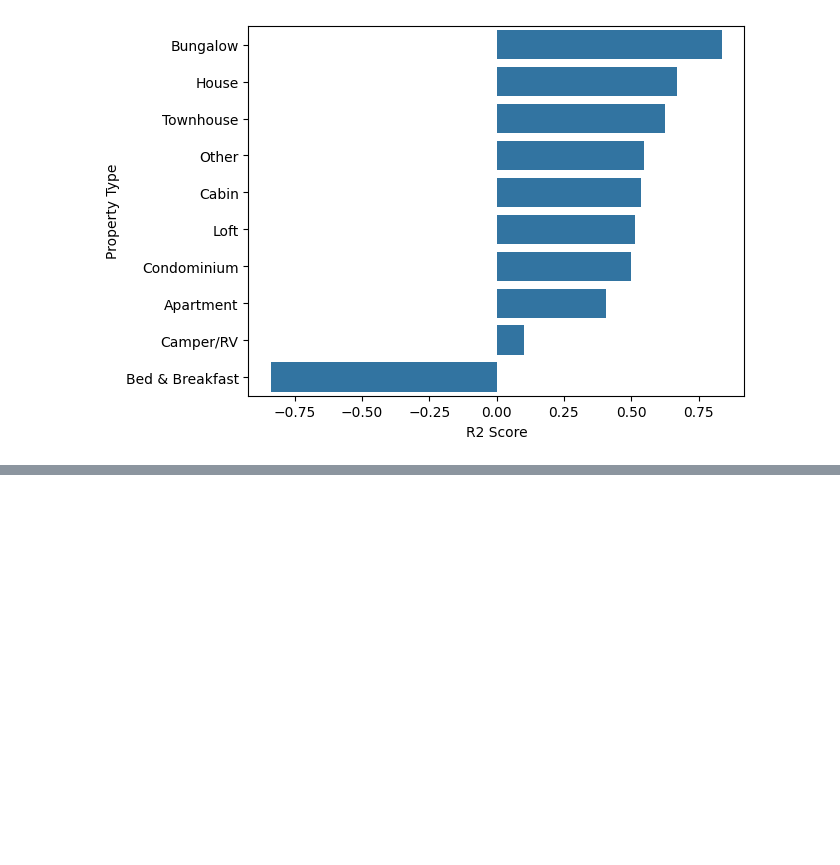
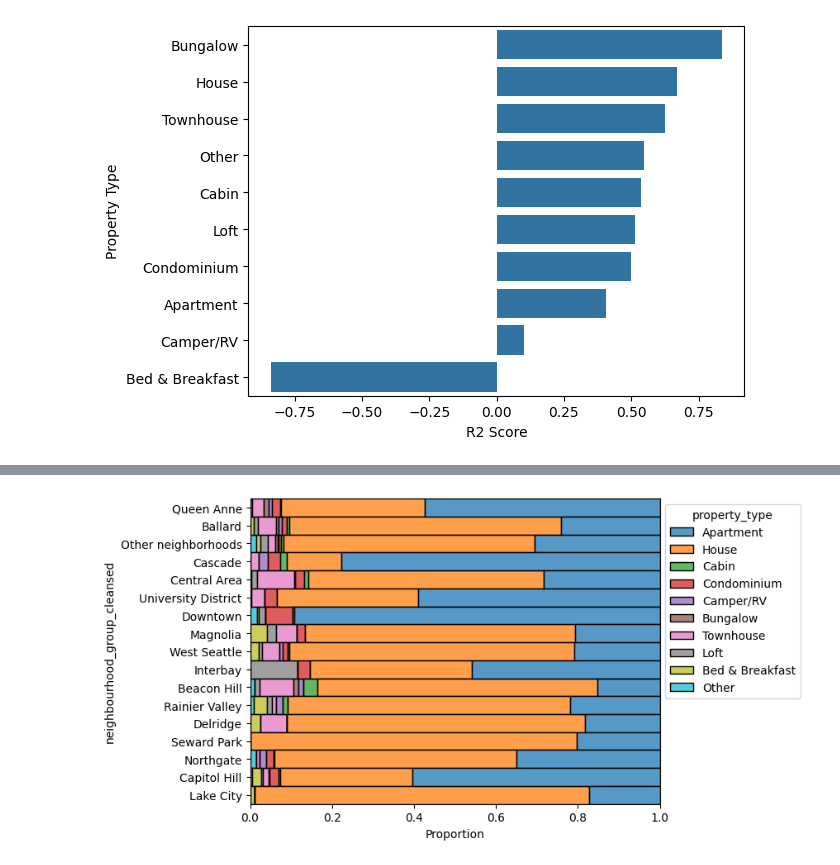
Before and after one commit to AayushSo/AirBnB-prelim-analysis, a Jupyter notebook: medium_airbnb.ipynb, the cells around one changed output, grey strips where cells are left out. Drawn from its saved outputs; the diff is of its cells as text; code cells hidden in the pictures; blank space fills up the shorter version.

```diff
--- a/medium_airbnb.ipynb
+++ b/medium_airbnb.ipynb
@@ -405,0 +419,16 @@ sns.barplot(data=df_pred,y='Property Type',x='R2 Score')
+# %%
+df_id_nbr = df_listings[['neighbourhood_group_cleansed','id','property_type']].loc[df_listings.property_type.isin(prop_type_order)]
+df_nbr = pd.merge(left=df_calendar,right=df_id_nbr,left_on='listing_id',right_on='id').drop(['id','date','listing_id'],axis=1)
+df_nbr = df_nbr.loc[df_nbr.available=='t'].drop('available',axis=1)
+#df_nbr = df_nbr.groupby(['neighbourhood_group_cleansed','property_type'],as_index=False).price.sum()
+
+#sns.barplot(data=df_nbr,y='neighbourhood_group_cleansed',x='price')
+ax = sns.histplot(
+    data=df_nbr,
+    y='neighbourhood_group_cleansed',
+    hue='property_type',
+    multiple='fill',
+    stat='proportion')
+sns.move_legend(ax, "upper left", bbox_to_anchor=(1, 1))
+# %% [output]
+[figure, added]
```
Also changed, not shown: parts of 4 cells of this notebook.
